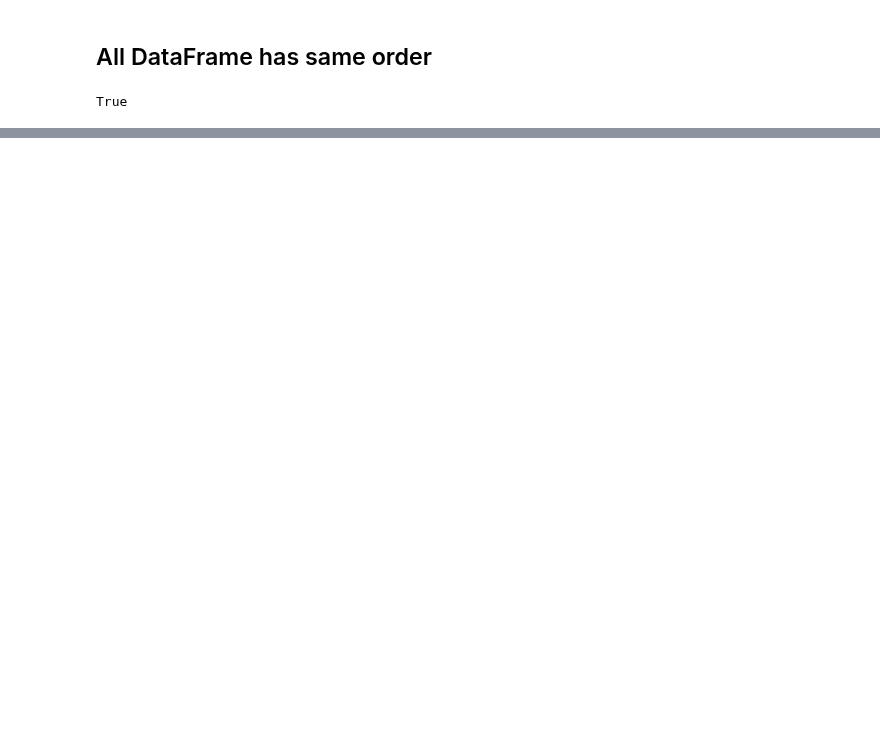
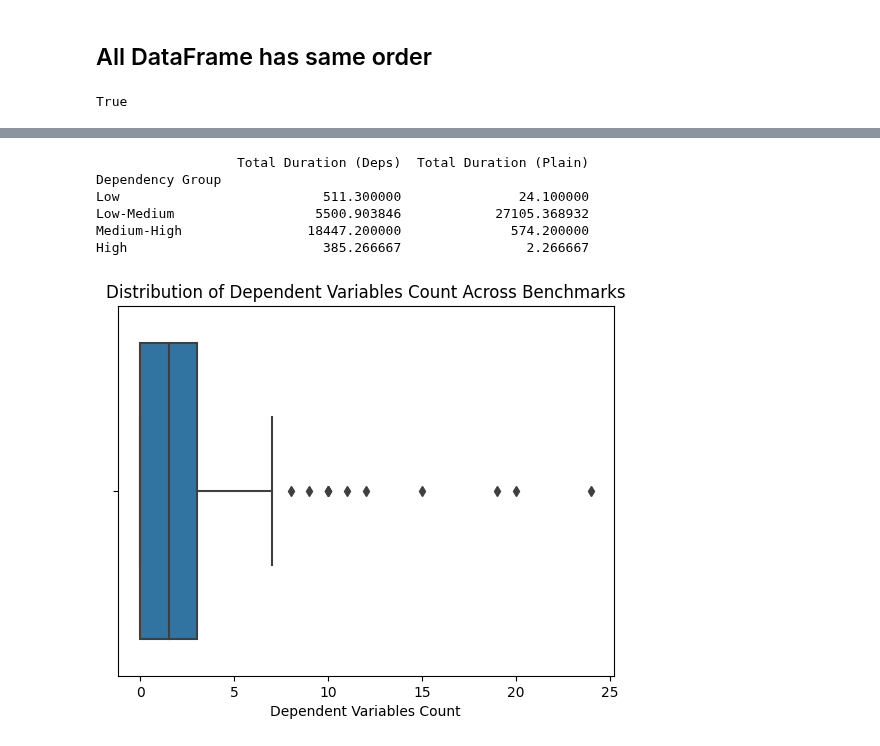
Before and after one commit to eliyaoo32/DepSynt, a Jupyter notebook: notebooks/synthesis.ipynb, the cells around one changed output, grey strips where cells are left out. Cells and saved outputs as stored; diff of their text form; code cells hidden in the pictures; blank space fills up the shorter version.

```diff
--- a/notebooks/synthesis.ipynb
+++ b/notebooks/synthesis.ipynb
@@ -74,6 +70,12 @@ def benchmark_loader(path: str, idx: str):
     if not os.path.exists(json_path):
         with open(hoa_path, 'r') as f:
             content = f.readlines()
+            if 'DUE TO TIME LIMIT' in "\n".join(content):
+                return {
+                    **base,
+                    'Status': Status.TIMEOUT,
+                }
+
             return {
                 **base,
                 'Status': Status.ERROR,
@@ -180,6 +182,10 @@ def benchmark_loader(path: str, idx: str):
         else:
             total_independent_vars += 1
 
+    synthesis_duration = indeps_synthesis_duration
+    if total_dependent_vars > 0:
+        synthesis_duration += deps_synthesis_duration
+
     return {
         # Group 1: General
         **base,
@@ -192,6 +198,7 @@ def benchmark_loader(path: str, idx: str):
         'Independent Strategy Gates': benchmark_json['synthesis']['independent_strategy']['total_gates'],
         'Independent Synthesis Duration': indeps_synthesis_duration,
         'Dependent Synthesis Duration': deps_synthesis_duration,
+        'Synthesis Duration': synthesis_duration,
 
         # Group 2: Automaton
         'Is Automaton Built': is_automaton_build,
@@ -227,10 +234,10 @@ def benchmark_loader(path: str, idx: str):
         'Find Dependency Completed': find_dependency_duration != -1,
     }
 # %%
-unates_synthesis_df = pd.DataFrame([
-    benchmark_loader(UNATE_SYNTHESIS_PATH, name)
-    for name in get_all_benchmarks(UNATE_SYNTHESIS_PATH)
+dependents_synthesis_df = pd.DataFrame([
+    benchmark_loader(DEPS_SYNTHESIS_PATH, name)
+    for name in get_all_benchmarks(DEPS_SYNTHESIS_PATH)
 ])
-unates_synthesis_df.sort_values(by=['Name'], ascending=True, inplace=True)
-unates_synthesis_df
-unates_synthesis_df.to_csv('./unates.csv', index=False)
+dependents_synthesis_df.sort_values(by=['Name'], ascending=True, inplace=True)
+dependents_synthesis_df.head(5)
+# dependents_synthesis_df.to_csv('./dependents.csv', index=False)
@@ -398,0 +422,26 @@ True
+# %%
+# You can adjust the bin edges according to your data distribution
+bins = [0, 0.25, 0.5, 0.75, 1]
+labels = ['Low', 'Low-Medium', 'Medium-High', 'High']
+synthesis_df['Dependency Group'] = pd.cut(synthesis_df['Dependency Ratio'], bins=bins, labels=labels)
+
+grouped_df = synthesis_df.groupby('Dependency Group').agg({
+    'Total Duration (Deps)': 'mean',
+    'Total Duration (Plain)': 'mean'
+})
+
+print(grouped_df)
+# %% [output]
+                  Total Duration (Deps)  Total Duration (Plain)
+Dependency Group
+Low                          511.300000               24.100000
+Low-Medium                  5500.903846            27105.368932
+Medium-High                18447.200000              574.200000
+High                         385.266667                2.266667
+# %%
+sns.boxplot(data=synthesis_df, x='Total Dependent Variables')
+plt.title('Distribution of Dependent Variables Count Across Benchmarks')
+plt.xlabel('Dependent Variables Count')
+plt.show()
+# %% [output]
+[figure, added]
```
Also changed, not shown: parts of 32 cells of this notebook, 7 other files.
